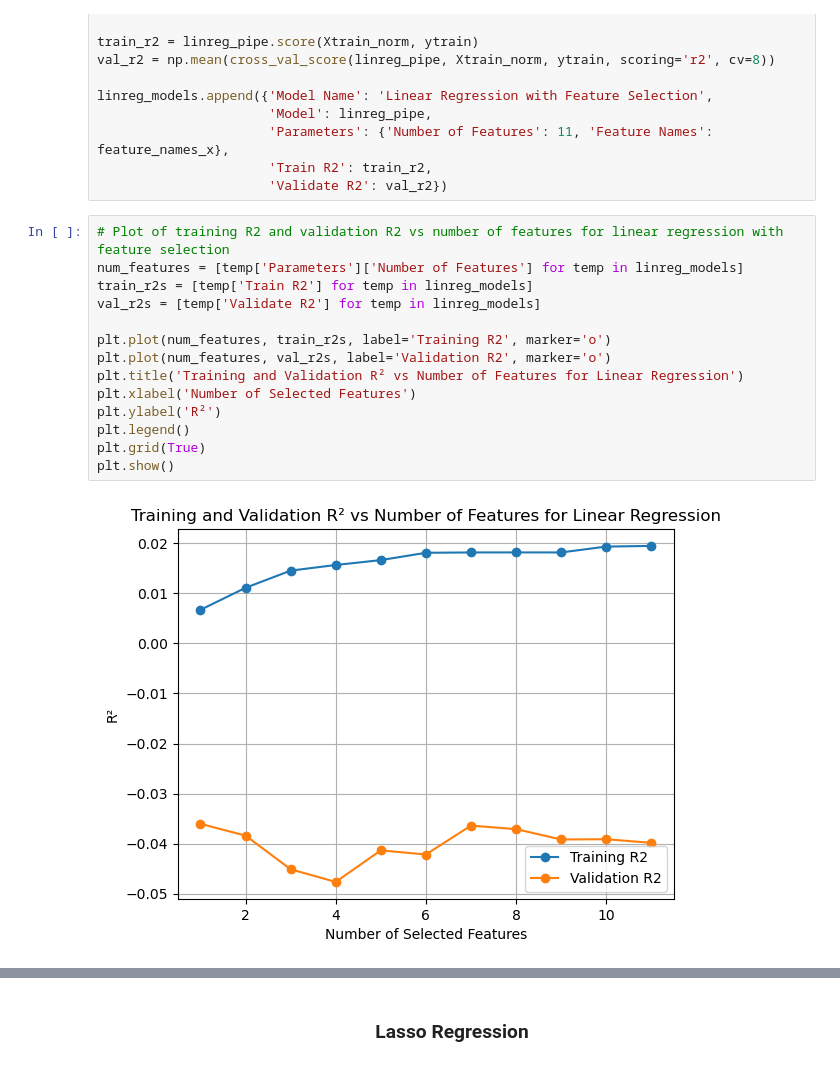
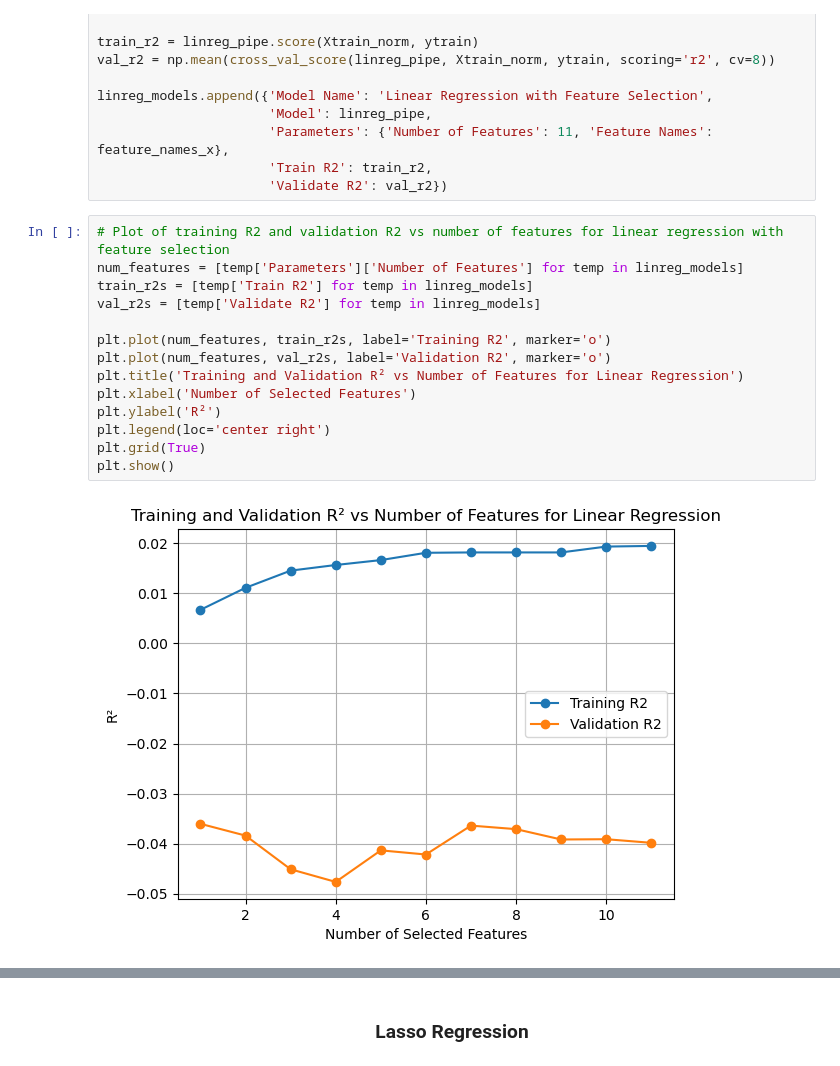
Before and after one commit to samueleisenberg12-dot/ME276DS-E178-Final-Project, a Jupyter notebook: Final Project Code.ipynb, the cells around one changed output, grey strips where cells are left out. Drawn from its saved outputs; the diff is of its cells as text.

```diff
--- a/Final Project Code.ipynb
+++ b/Final Project Code.ipynb
@@ -255,19 +223,19 @@ linreg_models.append({'Model Name': 'Linear Regression with Feature Selection',
 # %%
 # Plot of training R2 and validation R2 vs number of features for linear regression with feature selection
 num_features = [temp['Parameters']['Number of Features'] for temp in linreg_models]
 train_r2s = [temp['Train R2'] for temp in linreg_models]
 val_r2s = [temp['Validate R2'] for temp in linreg_models]
 
 plt.plot(num_features, train_r2s, label='Training R2', marker='o')
 plt.plot(num_features, val_r2s, label='Validation R2', marker='o')
 plt.title('Training and Validation R² vs Number of Features for Linear Regression')
 plt.xlabel('Number of Selected Features')
 plt.ylabel('R²')
-plt.legend()
+plt.legend(loc='center right')
 plt.grid(True)
 plt.show()
 # %% [output]
-[figure, old version]
+[figure, new version]
 # %%
 # Add the best model to the main results dictionary
 idx = np.argmax(val_r2s)
```
Also changed, not shown: parts of 25 cells of this notebook.
